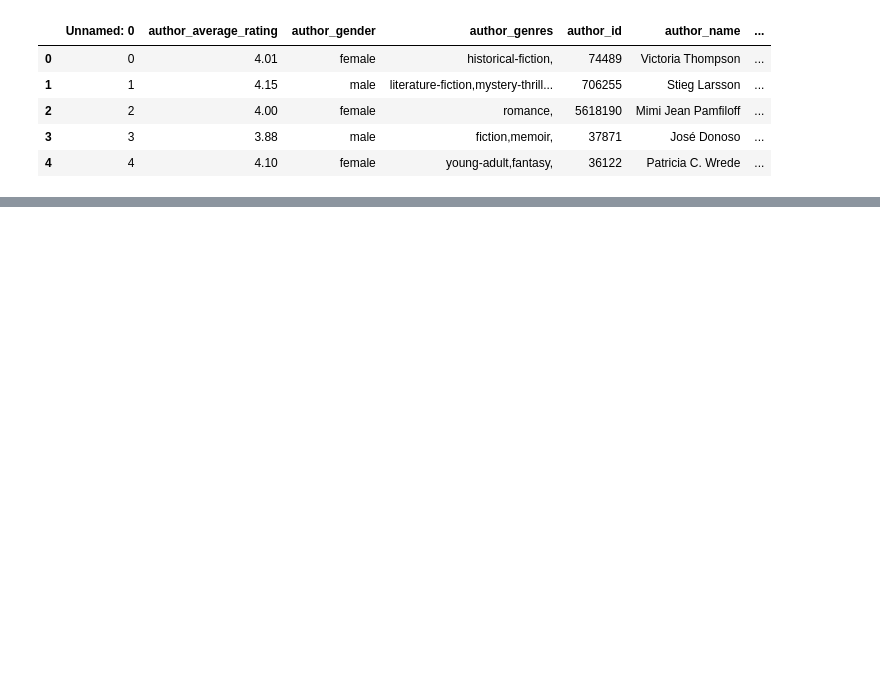
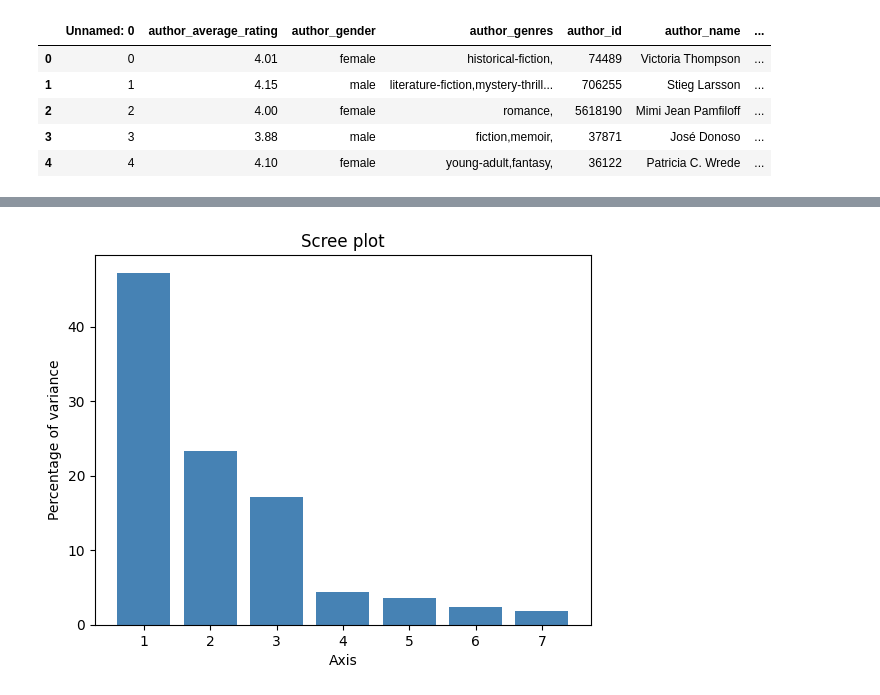
Before and after one commit to conseil-benjamin/LivreaPiques, a Jupyter notebook: BirthPlace_Genre.ipynb, the cells around one changed output, grey strips where cells are left out. Saved outputs shown, nothing was run; the diff lists cells and outputs as text; code cells hidden in the pictures; blank space fills up the shorter version.

```diff
--- a/BirthPlace_Genre.ipynb
+++ b/BirthPlace_Genre.ipynb
@@ -66,0 +100,4 @@ display(contingency_table)
+# %%
+## faire une AFC
+my_ca=CA(row_labels=contingency_table.index, col_labels=contingency_table.columns, stats=True)
+my_ca.fit(contingency_table.values)
@@ -66,0 +115,6 @@ display(contingency_table)
+# %%
+my_ca.eig_
+# Graphique des valeurs propres
+my_ca.plot_eigenvalues(type="percentage")
+# %% [output]
+[figure, added]
```
Also changed, not shown: parts of 8 cells of this notebook.
